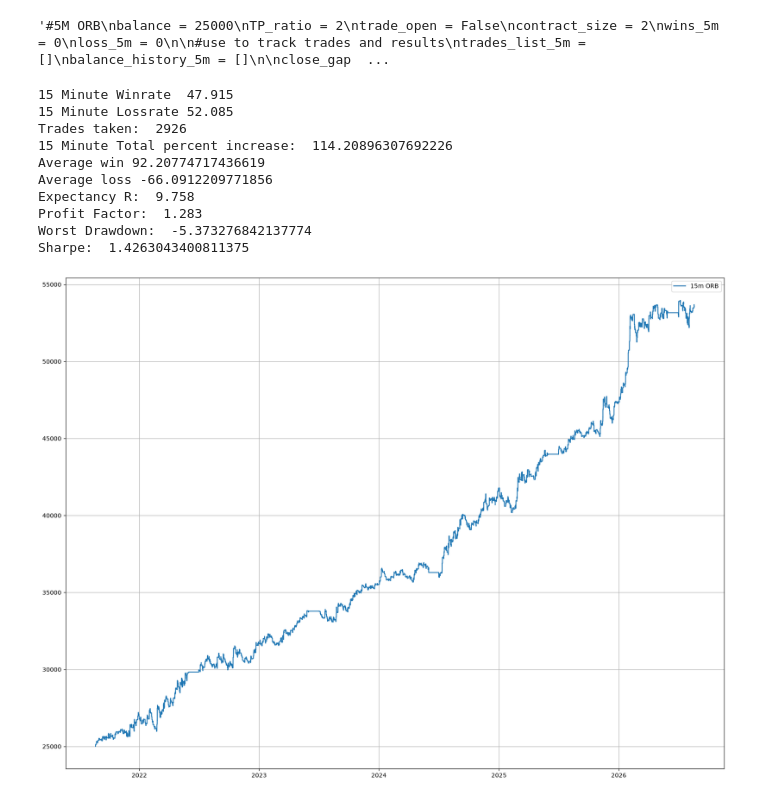
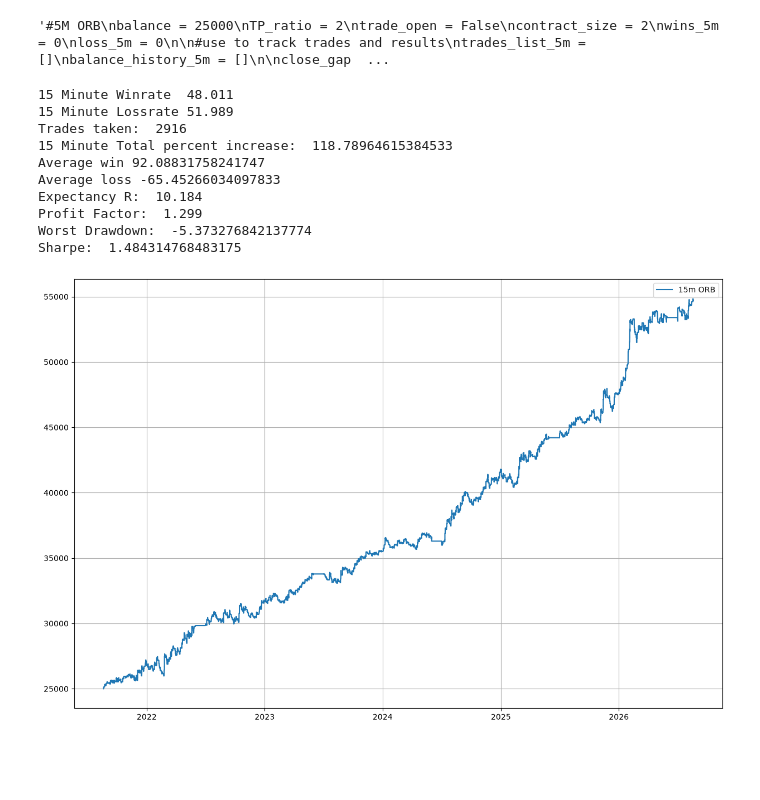
Before and after one commit to teddieworld/algotrading, a Jupyter notebook: BT_ORB.ipynb, the cells around one changed output. Saved outputs shown, nothing was run; the diff lists cells and outputs as text; code cells hidden in the pictures; blank space fills up the shorter version.

```diff
--- a/BT_ORB.ipynb
+++ b/BT_ORB.ipynb
@@ -327,7 +327,7 @@ for i, row in NQ.iterrows():
                 wins_15m += 1
             elif row.High >= SL:
                 trade_open = False
-                exit_price = SL
+                exit_price = SLx
                 loss_15m += 1
 
         #calculate PnL and balance
@@ -400,21 +400,21 @@ print("Profit Factor: ", round(profit_factor,3))
 print("Worst Drawdown: ", worstDD * 100)
 print("Sharpe: ", sharpe)
 # %% [output]
-15 Minute Winrate  47.915
-15 Minute Lossrate 52.085
-Trades taken:  2926
-15 Minute Total percent increase:  114.20896307692226
-Average win 92.20774717436619
-Average loss -66.0912209771856
-Expectancy R:  9.758
-Profit Factor:  1.283
+15 Minute Winrate  48.011
+15 Minute Lossrate 51.989
+Trades taken:  2916
+15 Minute Total percent increase:  118.78964615384533
+Average win 92.08831758241747
+Average loss -65.45266034097833
+Expectancy R:  10.184
+Profit Factor:  1.299
 Worst Drawdown:  -5.373276842137774
-Sharpe:  1.4263043400811375
+Sharpe:  1.484314768483175
 # %%
-plt.figure(figsize=(20,15))
+plt.figure(figsize=(15,10))
 plt.plot(NQ.index, graphed_balance_history, label = "15m ORB")
 plt.ticklabel_format(style='plain', axis = 'y')
 plt.legend()
 plt.grid(visible = True)
 # %% [output]
-[figure, old version]
+[figure, new version]
```
Also changed, not shown: 1 other file.
